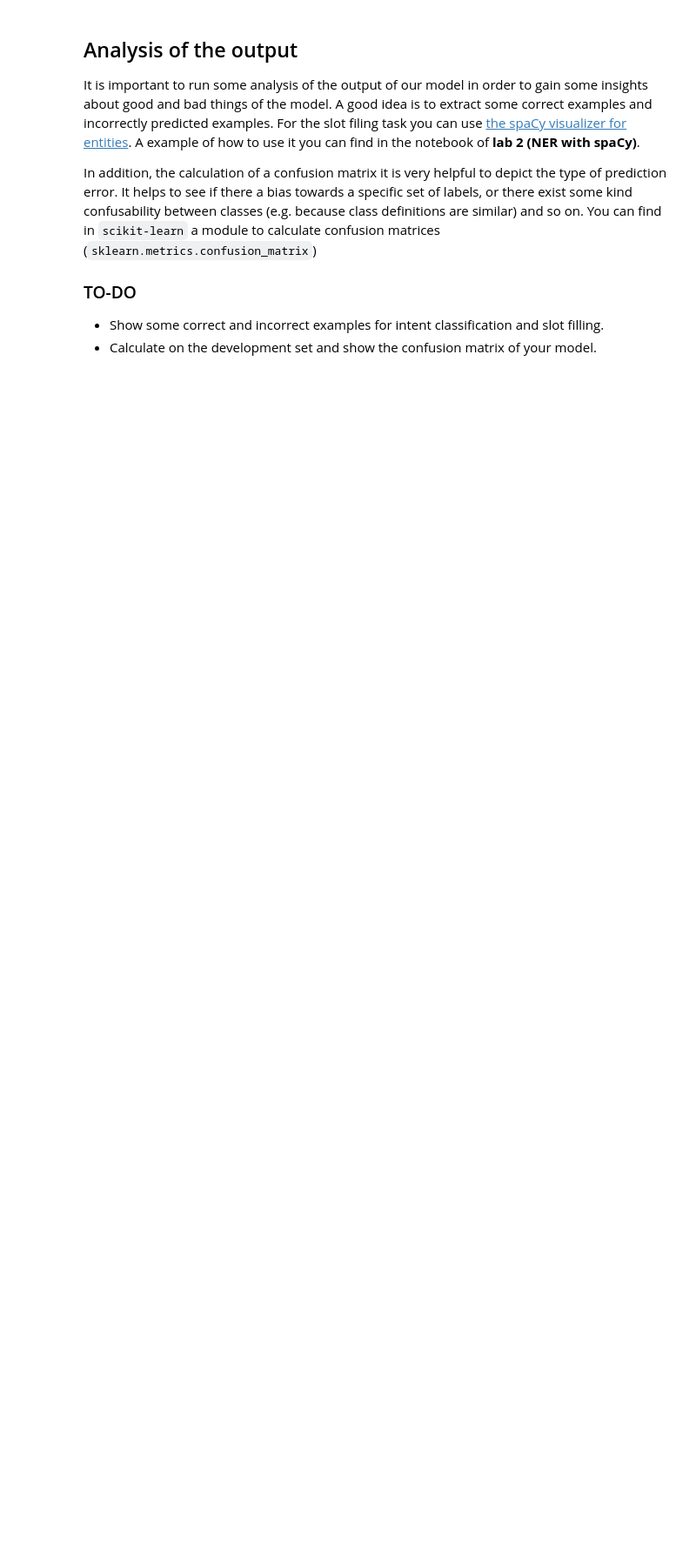
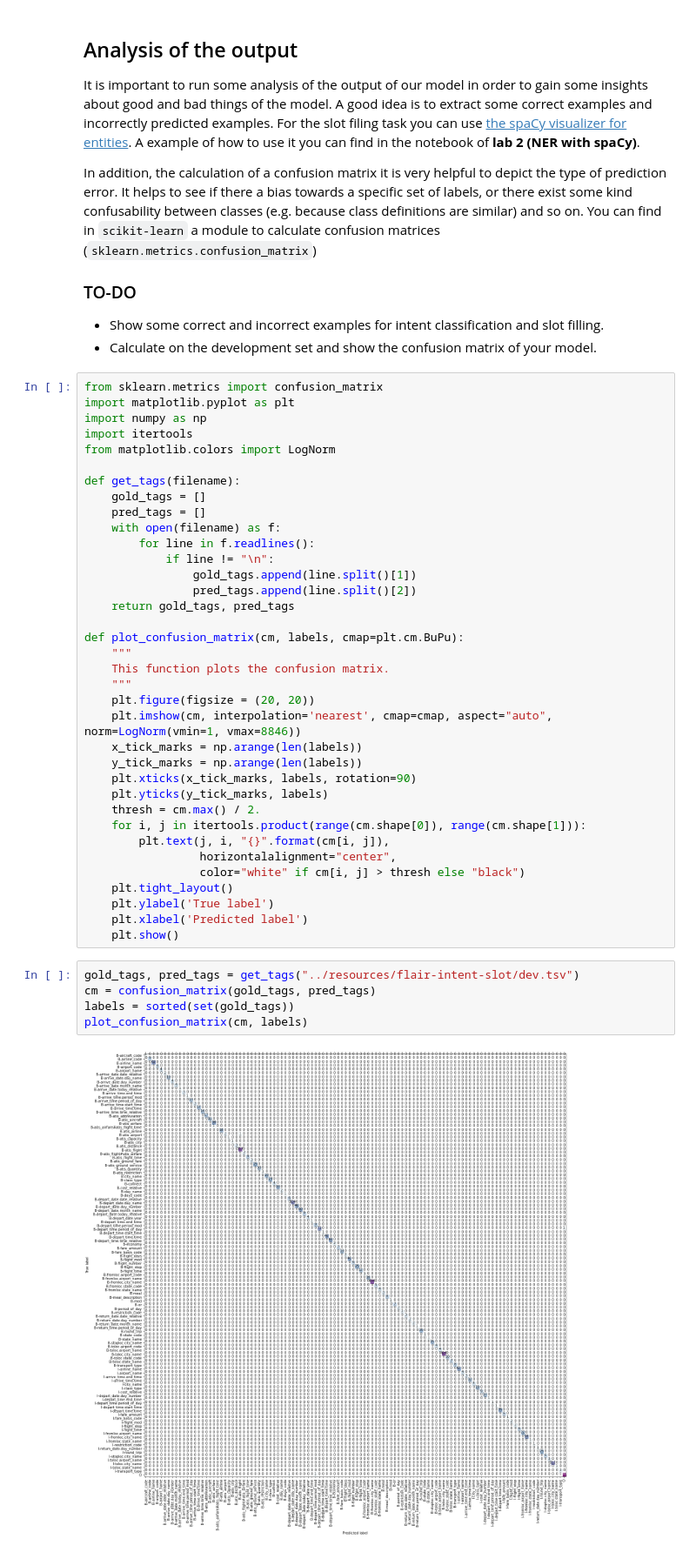
Before and after one commit to juletx/nlp-applications-2, a Jupyter notebook: assignments/assignment1.intent-slot-identification.ipynb, the cells around one changed output. Shown: that part at 87% size. Saved outputs shown, nothing was run; the diff lists cells and outputs as text; blank space fills up the shorter version.

```diff
--- a/assignments/assignment1.intent-slot-identification.ipynb
+++ b/assignments/assignment1.intent-slot-identification.ipynb
@@ -356,3 +635,46 @@ In addition, the calculation of a confusion matrix it is very helpful to depict
 ### TO-DO
 - Show some correct and incorrect examples for intent classification and slot filling.
 - Calculate on the development set and show the confusion matrix of your model.
+# %%
+from sklearn.metrics import confusion_matrix
+import matplotlib.pyplot as plt
+import numpy as np
+import itertools
+from matplotlib.colors import LogNorm
+
+def get_tags(filename):
+    gold_tags = []
+    pred_tags = []
+    with open(filename) as f:
+        for line in f.readlines():
+            if line != "\n":
+                gold_tags.append(line.split()[1])
+                pred_tags.append(line.split()[2])
+    return gold_tags, pred_tags
+
+def plot_confusion_matrix(cm, labels, cmap=plt.cm.BuPu):
+    """
+    This function plots the confusion matrix.
+    """
+    plt.figure(figsize = (20, 20))
+    plt.imshow(cm, interpolation='nearest', cmap=cmap, aspect="auto", norm=LogNorm(vmin=1, vmax=8846))
+    x_tick_marks = np.arange(len(labels))
+    y_tick_marks = np.arange(len(labels))
+    plt.xticks(x_tick_marks, labels, rotation=90)
+    plt.yticks(y_tick_marks, labels)
+    thresh = cm.max() / 2.
+    for i, j in itertools.product(range(cm.shape[0]), range(cm.shape[1])):
+        plt.text(j, i, "{}".format(cm[i, j]),
+                 horizontalalignment="center",
+                 color="white" if cm[i, j] > thresh else "black")
+    plt.tight_layout()
+    plt.ylabel('True label')
+    plt.xlabel('Predicted label')
+    plt.show()
+# %%
+gold_tags, pred_tags = get_tags("../resources/flair-intent-slot/dev.tsv")
+cm = confusion_matrix(gold_tags, pred_tags)
+labels = sorted(set(gold_tags))
+plot_confusion_matrix(cm, labels)
+# %% [output]
+[figure, added]
```
Also changed, not shown: parts of 15 cells of this notebook, 5 other files.
